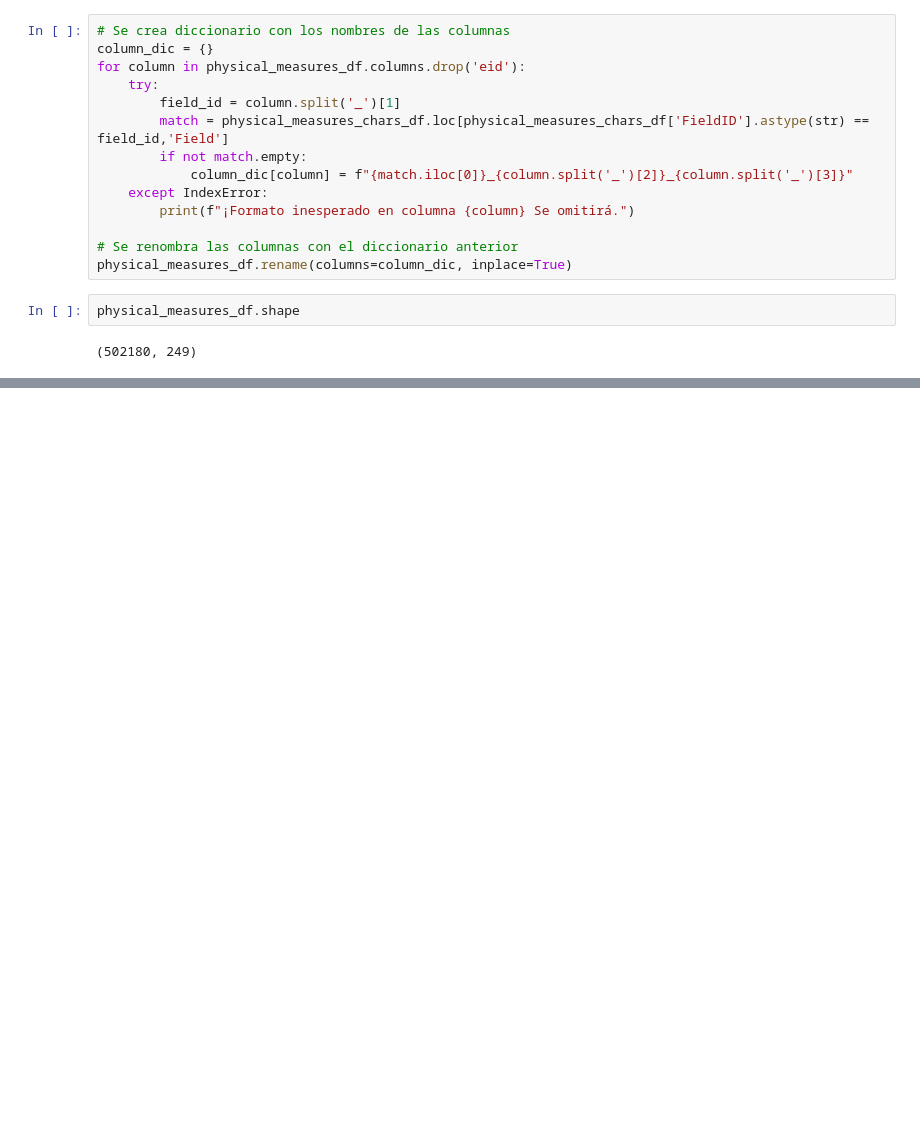
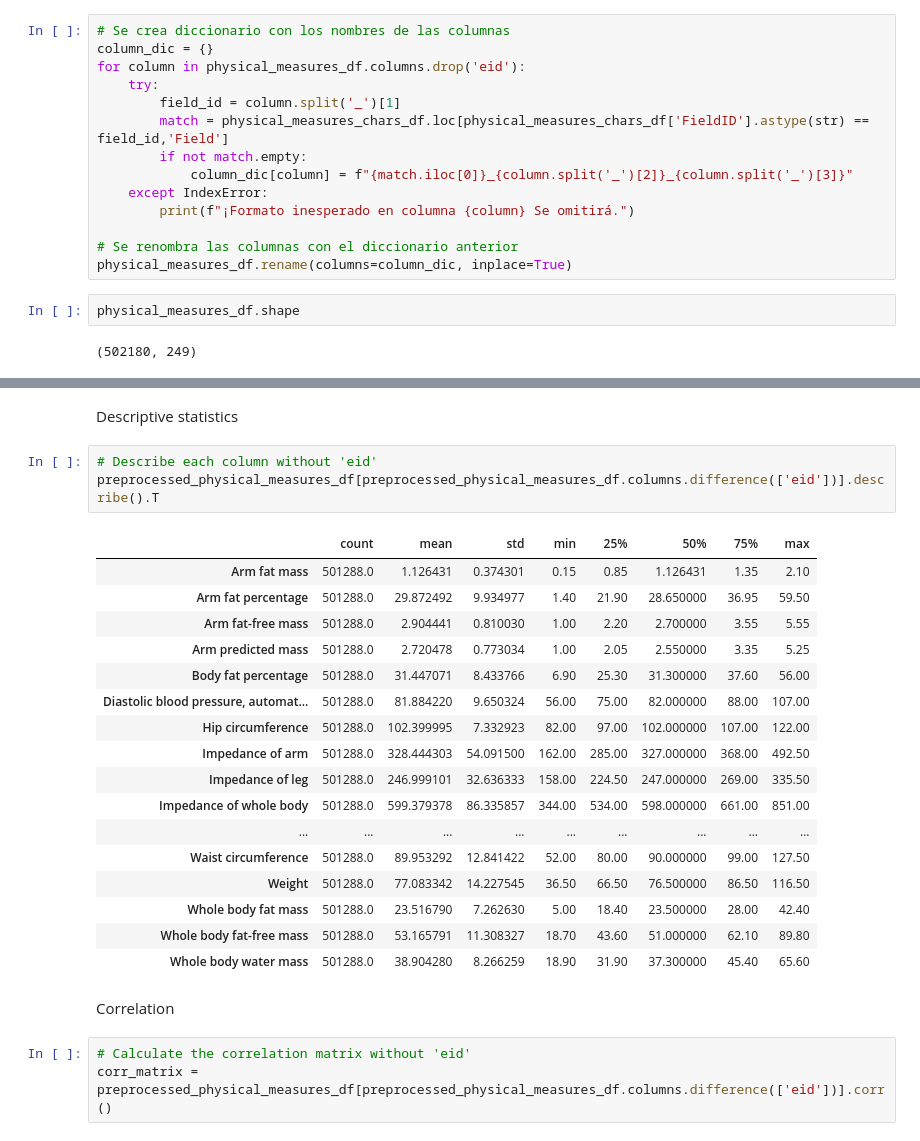
Before and after one commit to fsalamancar/Horizontal_UKB, a Jupyter notebook: physical_measures/physical_measures.ipynb, the cells around one changed output, grey strips where cells are left out. Cells and saved outputs as stored; diff of their text form; blank space fills up the shorter version.

```diff
--- a/physical_measures/physical_measures.ipynb
+++ b/physical_measures/physical_measures.ipynb
@@ -516,0 +420,28 @@ plt.show()
+# %% [markdown]
+Descriptive statistics
+# %%
+# Describe each column without 'eid'
+preprocessed_physical_measures_df[preprocessed_physical_measures_df.columns.difference(['eid'])].describe().T
+# %% [output]
+|  | count | mean | std | min | 25% | 50% | 75% | max |
+| Arm fat mass | 501288.0 | 1.126431 | 0.374301 | 0.15 | 0.85 | 1.126431 | 1.35 | 2.10 |
+| Arm fat percentage | 501288.0 | 29.872492 | 9.934977 | 1.40 | 21.90 | 28.650000 | 36.95 | 59.50 |
+| Arm fat-free mass | 501288.0 | 2.904441 | 0.810030 | 1.00 | 2.20 | 2.700000 | 3.55 | 5.55 |
+| Arm predicted mass | 501288.0 | 2.720478 | 0.773034 | 1.00 | 2.05 | 2.550000 | 3.35 | 5.25 |
+| Body fat percentage | 501288.0 | 31.447071 | 8.433766 | 6.90 | 25.30 | 31.300000 | 37.60 | 56.00 |
+| Diastolic blood pressure, automat... | 501288.0 | 81.884220 | 9.650324 | 56.00 | 75.00 | 82.000000 | 88.00 | 107.00 |
+| Hip circumference | 501288.0 | 102.399995 | 7.332923 | 82.00 | 97.00 | 102.000000 | 107.00 | 122.00 |
+| Impedance of arm | 501288.0 | 328.444303 | 54.091500 | 162.00 | 285.00 | 327.000000 | 368.00 | 492.50 |
+| Impedance of leg | 501288.0 | 246.999101 | 32.636333 | 158.00 | 224.50 | 247.000000 | 269.00 | 335.50 |
+| Impedance of whole body | 501288.0 | 599.379378 | 86.335857 | 344.00 | 534.00 | 598.000000 | 661.00 | 851.00 |
+| ... | ... | ... | ... | ... | ... | ... | ... | ... |
+| Waist circumference | 501288.0 | 89.953292 | 12.841422 | 52.00 | 80.00 | 90.000000 | 99.00 | 127.50 |
+| Weight | 501288.0 | 77.083342 | 14.227545 | 36.50 | 66.50 | 76.500000 | 86.50 | 116.50 |
+| Whole body fat mass | 501288.0 | 23.516790 | 7.262630 | 5.00 | 18.40 | 23.500000 | 28.00 | 42.40 |
+| Whole body fat-free mass | 501288.0 | 53.165791 | 11.308327 | 18.70 | 43.60 | 51.000000 | 62.10 | 89.80 |
+| Whole body water mass | 501288.0 | 38.904280 | 8.266259 | 18.90 | 31.90 | 37.300000 | 45.40 | 65.60 |
+# %% [markdown]
+Correlation
+# %%
+# Calculate the correlation matrix without 'eid'
+corr_matrix = preprocessed_physical_measures_df[preprocessed_physical_measures_df.columns.difference(['eid'])].corr()
```
Also changed, not shown: parts of 99 cells of this notebook.
